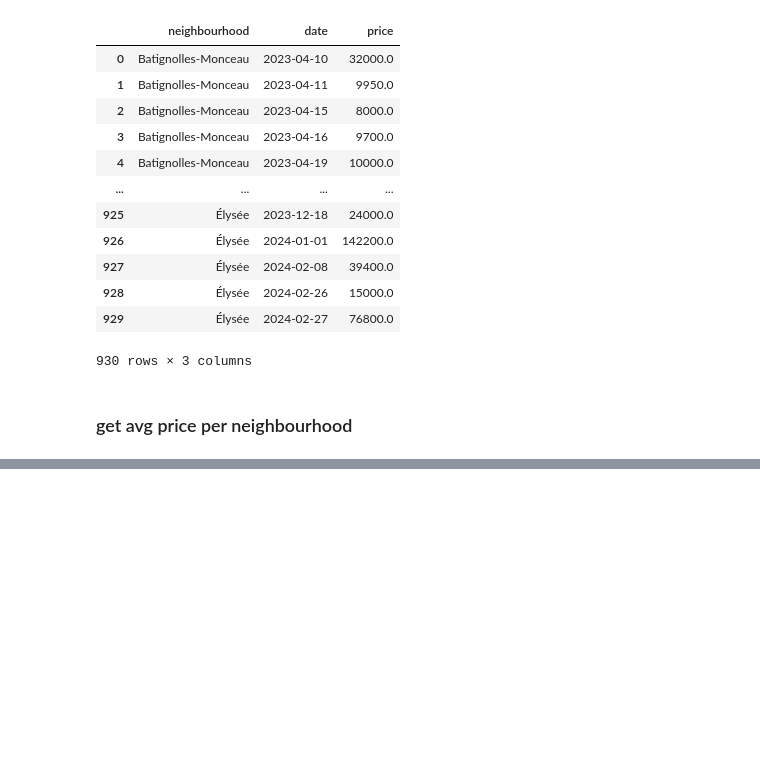
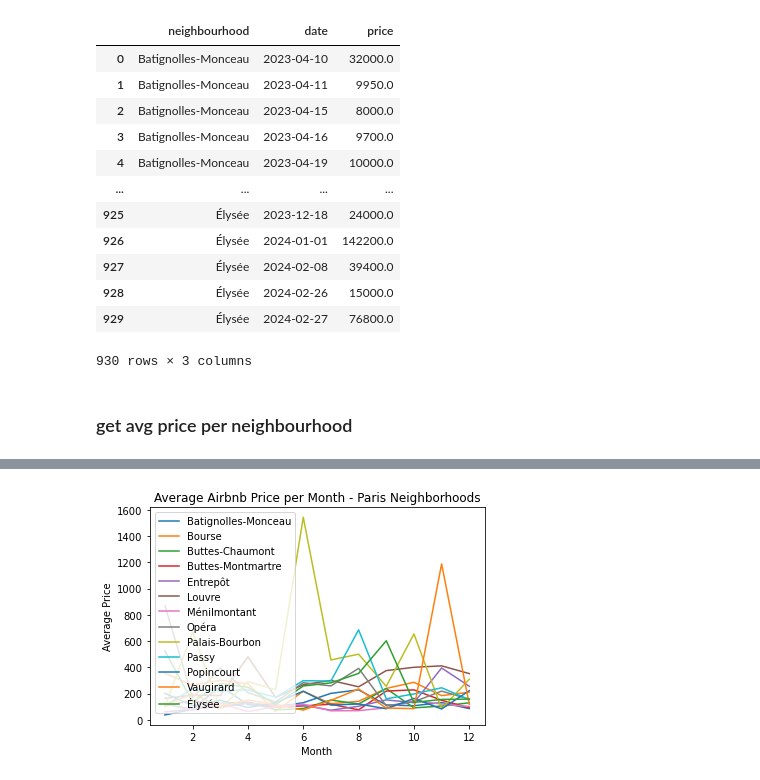
Before and after one commit to Beatles-without-tea/data_visualisation, a Jupyter notebook: data_modify.ipynb, the cells around one changed output, grey strips where cells are left out. Cells and saved outputs as stored; diff of their text form; code cells hidden in the pictures; blank space fills up the shorter version.

```diff
--- a/data_modify.ipynb
+++ b/data_modify.ipynb
@@ -93,0 +188,22 @@ m.save('templates/map.html')
+# %%
+import pandas as pd
+import matplotlib.pyplot as plt
+
+
+# Create the line plot
+fig, ax = plt.subplots()
+
+# Plot each neighborhood's average price per month
+for neighborhood in test_neighbour_mean.T.columns:
+    ax.plot(test_neighbour_mean.T.index, test_neighbour_mean.T[neighborhood], label=neighborhood)
+
+# Customize the plot
+ax.set_xlabel('Month')
+ax.set_ylabel('Average Price')
+ax.set_title('Average Airbnb Price per Month - Paris Neighborhoods')
+ax.legend()
+
+# Display the plot
+plt.show()
+# %% [output]
+[figure, added]
```
Also changed, not shown: parts of 26 cells of this notebook, 14 other files.
